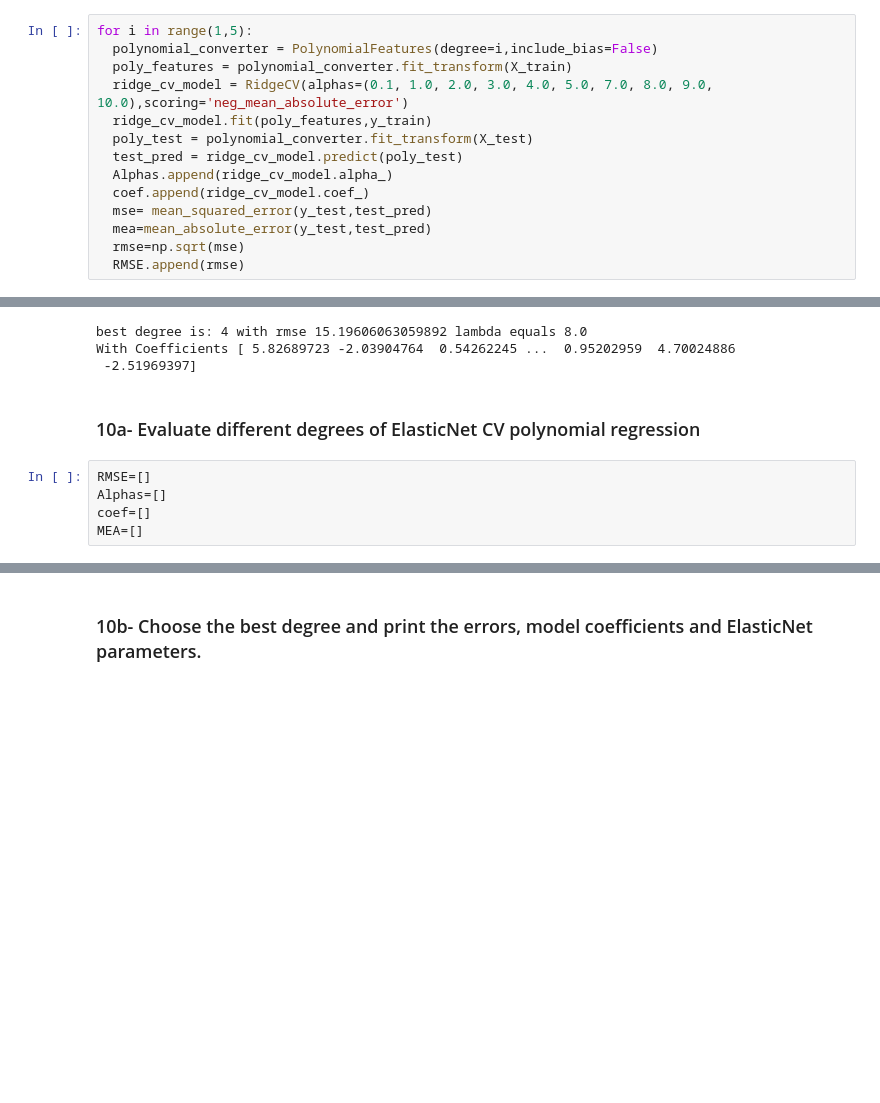
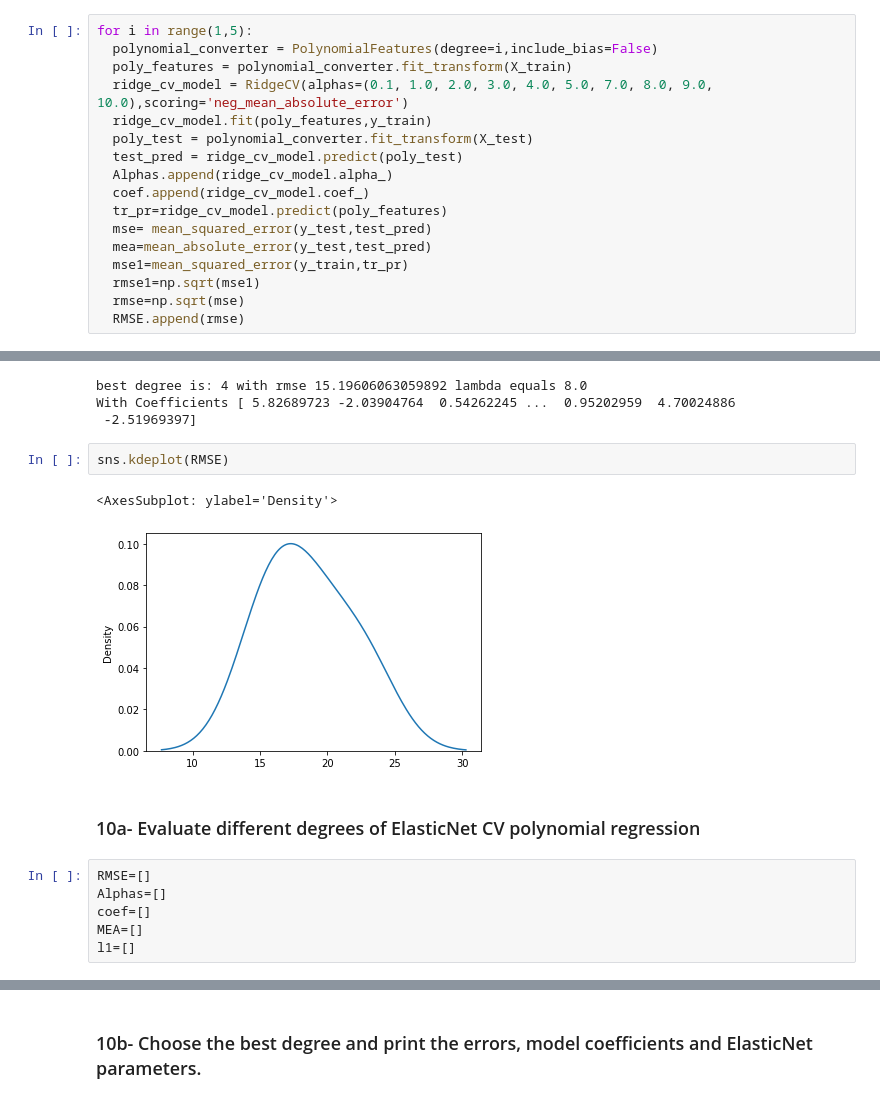
Before and after one commit to omar123-jav/ML-A1, a Jupyter notebook: Assignment 1/Assignment1_Polynomial_Regression.ipynb, the cells around one changed output, grey strips where cells are left out. Saved outputs shown, nothing was run; the diff lists cells and outputs as text; blank space fills up the shorter version.

```diff
--- a/Assignment 1/Assignment1_Polynomial_Regression.ipynb
+++ b/Assignment 1/Assignment1_Polynomial_Regression.ipynb
@@ -478,7 +517,10 @@ for i in range(1,5):
   test_pred = ridge_cv_model.predict(poly_test)
   Alphas.append(ridge_cv_model.alpha_)
   coef.append(ridge_cv_model.coef_)
+  tr_pr=ridge_cv_model.predict(poly_features)
   mse= mean_squared_error(y_test,test_pred)
   mea=mean_absolute_error(y_test,test_pred)
+  mse1=mean_squared_error(y_train,tr_pr)
+  rmse1=np.sqrt(mse1)
   rmse=np.sqrt(mse)
   RMSE.append(rmse)
@@ -516,6 +572,11 @@ print('With Coefficients',coef[mindegree])
 best degree is: 4 with rmse 15.19606063059892 lambda equals 8.0
 With Coefficients [ 5.82689723 -2.03904764  0.54262245 ...  0.95202959  4.70024886
  -2.51969397]
+# %%
+sns.kdeplot(RMSE)
+# %% [output]
+<AxesSubplot: ylabel='Density'>
+[figure, added]
 # %% [markdown]
 ### 10a- Evaluate different degrees of ElasticNet CV polynomial regression
 # %%
@@ -523,6 +584,7 @@ RMSE=[]
 Alphas=[]
 coef=[]
 MEA=[]
+l1=[]
 # %%
 from sklearn.linear_model import ElasticNetCV
 
```
Also changed, not shown: parts of 19 cells of this notebook, 4 other files.
